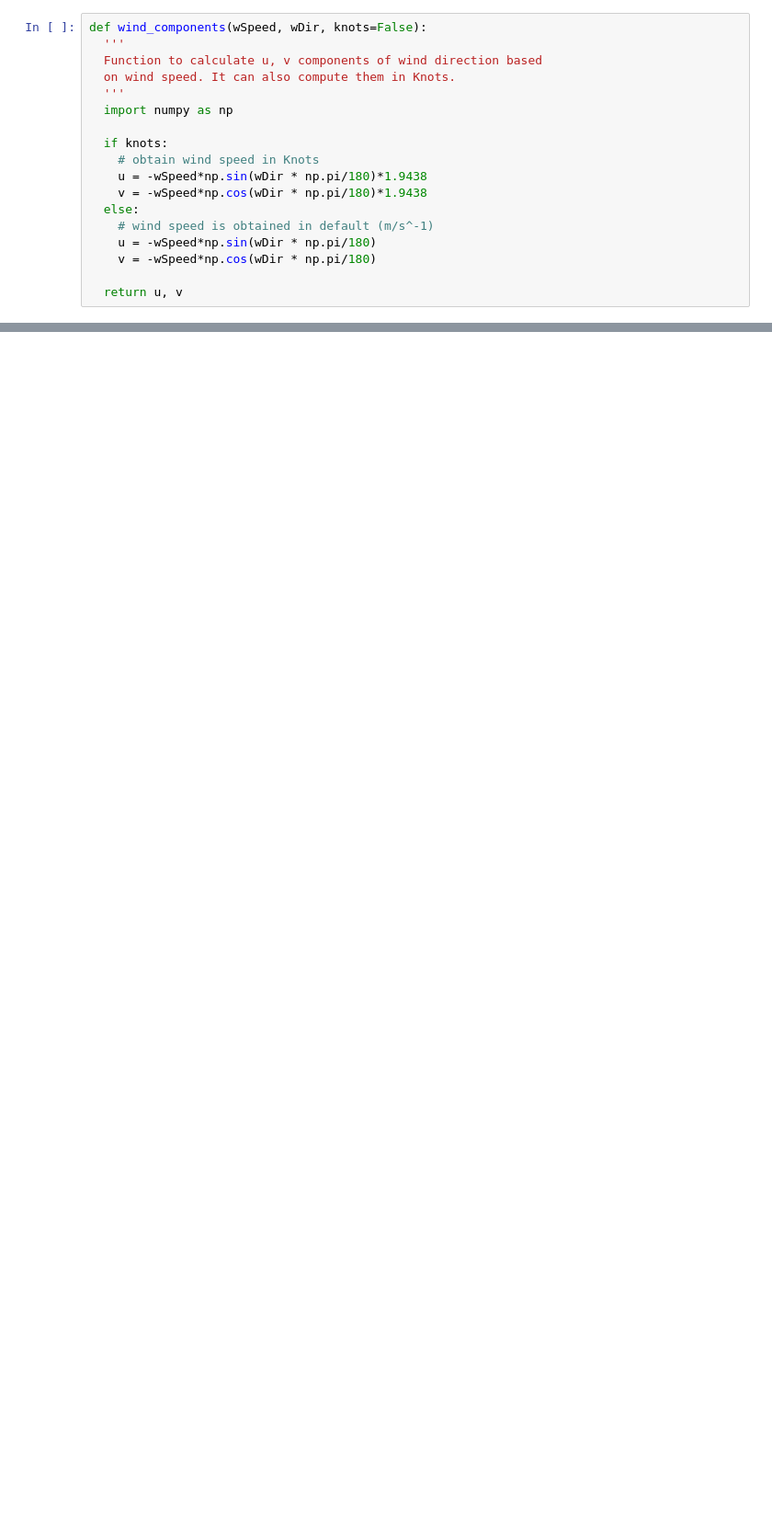
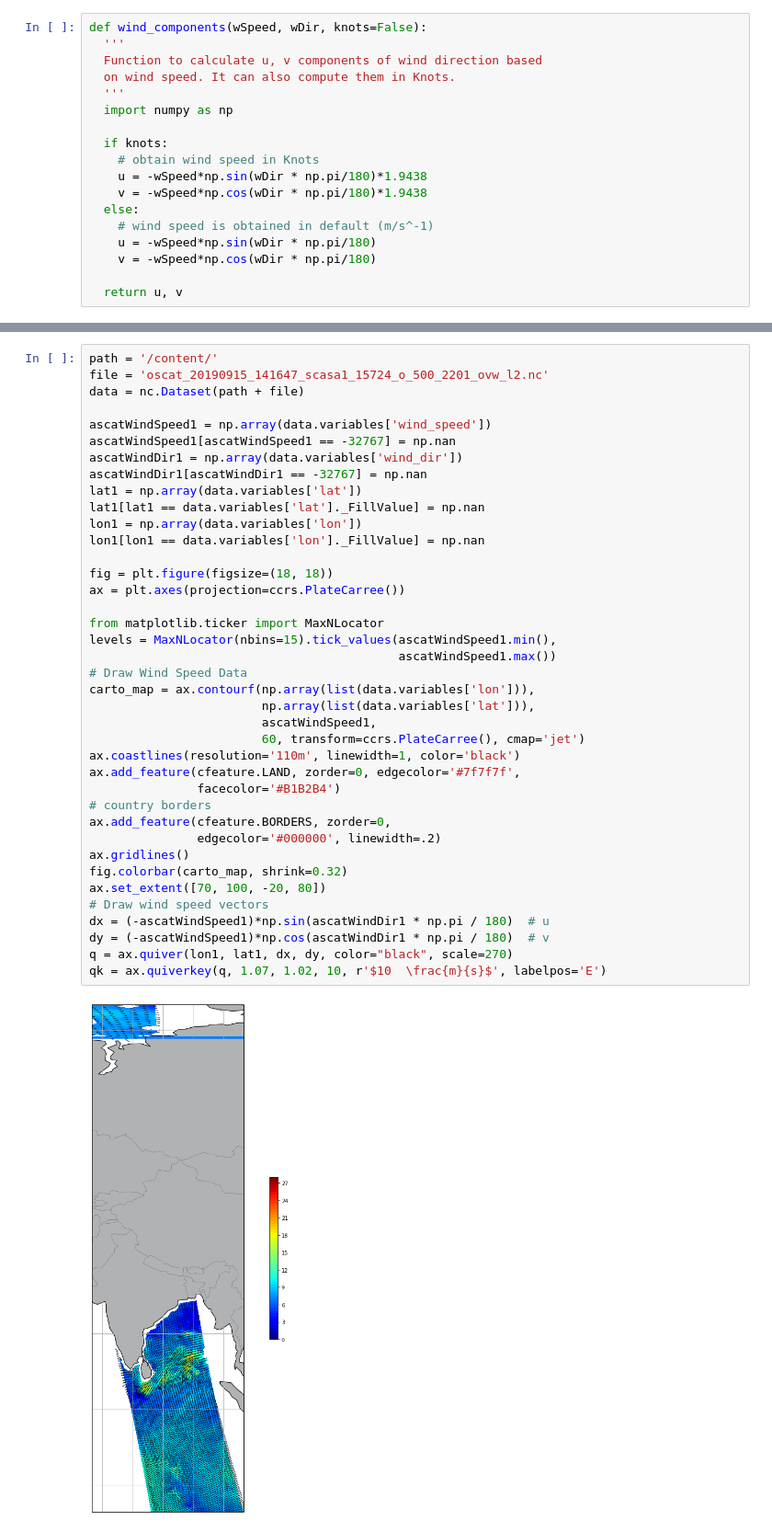
Before and after one commit to Seyed-Ali-Ahmadi/Python-for-Remote-Sensing, a Jupyter notebook: OSCAT.ipynb, the cells around one changed output, grey strips where cells are left out. Shown: that part at 92% size. Cells and saved outputs as stored; diff of their text form; blank space fills up the shorter version.

```diff
--- a/OSCAT.ipynb
+++ b/OSCAT.ipynb
@@ -76,0 +123,41 @@ ax.gridlines()
+# %%
+path = '/content/'
+file = 'oscat_20190915_141647_scasa1_15724_o_500_2201_ovw_l2.nc'
+data = nc.Dataset(path + file)
+
+ascatWindSpeed1 = np.array(data.variables['wind_speed'])
+ascatWindSpeed1[ascatWindSpeed1 == -32767] = np.nan
+ascatWindDir1 = np.array(data.variables['wind_dir'])
+ascatWindDir1[ascatWindDir1 == -32767] = np.nan
+lat1 = np.array(data.variables['lat'])
+lat1[lat1 == data.variables['lat']._FillValue] = np.nan
+lon1 = np.array(data.variables['lon'])
+lon1[lon1 == data.variables['lon']._FillValue] = np.nan
+
+fig = plt.figure(figsize=(18, 18))
+ax = plt.axes(projection=ccrs.PlateCarree())
+
+from matplotlib.ticker import MaxNLocator
+levels = MaxNLocator(nbins=15).tick_values(ascatWindSpeed1.min(),
+                                           ascatWindSpeed1.max())
+# Draw Wind Speed Data
+carto_map = ax.contourf(np.array(list(data.variables['lon'])),
+                        np.array(list(data.variables['lat'])),
+                        ascatWindSpeed1,
+                        60, transform=ccrs.PlateCarree(), cmap='jet')
+ax.coastlines(resolution='110m', linewidth=1, color='black')
+ax.add_feature(cfeature.LAND, zorder=0, edgecolor='#7f7f7f',
+               facecolor='#B1B2B4')
+# country borders
+ax.add_feature(cfeature.BORDERS, zorder=0,
+               edgecolor='#000000', linewidth=.2)
+ax.gridlines()
+fig.colorbar(carto_map, shrink=0.32)
+ax.set_extent([70, 100, -20, 80])
+# Draw wind speed vectors
+dx = (-ascatWindSpeed1)*np.sin(ascatWindDir1 * np.pi / 180)  # u
+dy = (-ascatWindSpeed1)*np.cos(ascatWindDir1 * np.pi / 180)  # v
+q = ax.quiver(lon1, lat1, dx, dy, color="black", scale=270)
+qk = ax.quiverkey(q, 1.07, 1.02, 10, r'$10  \frac{m}{s}$', labelpos='E')
+# %% [output]
+[figure, added]
```
Also changed, not shown: parts of 5 cells of this notebook.
